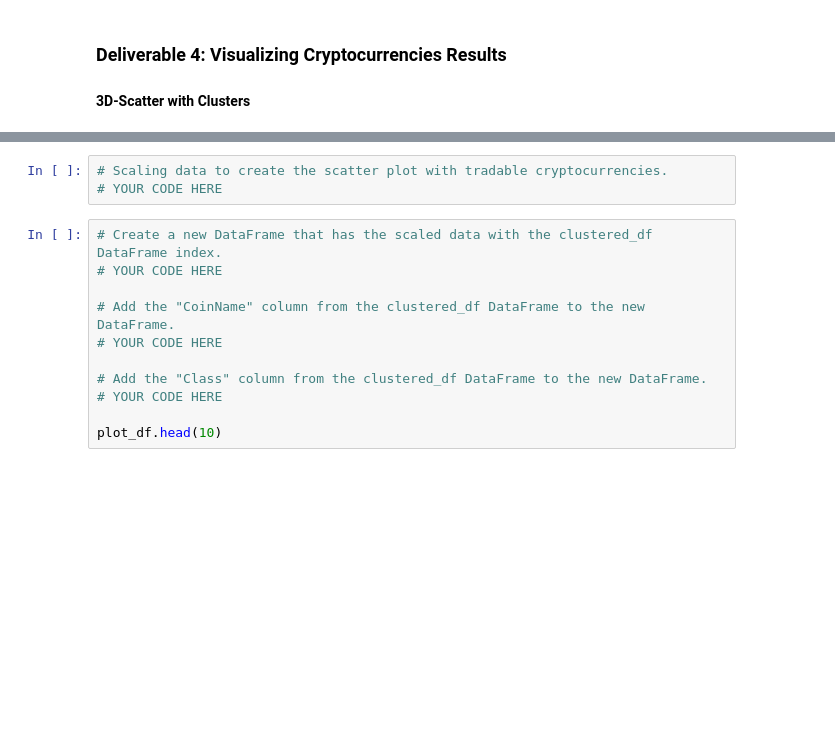
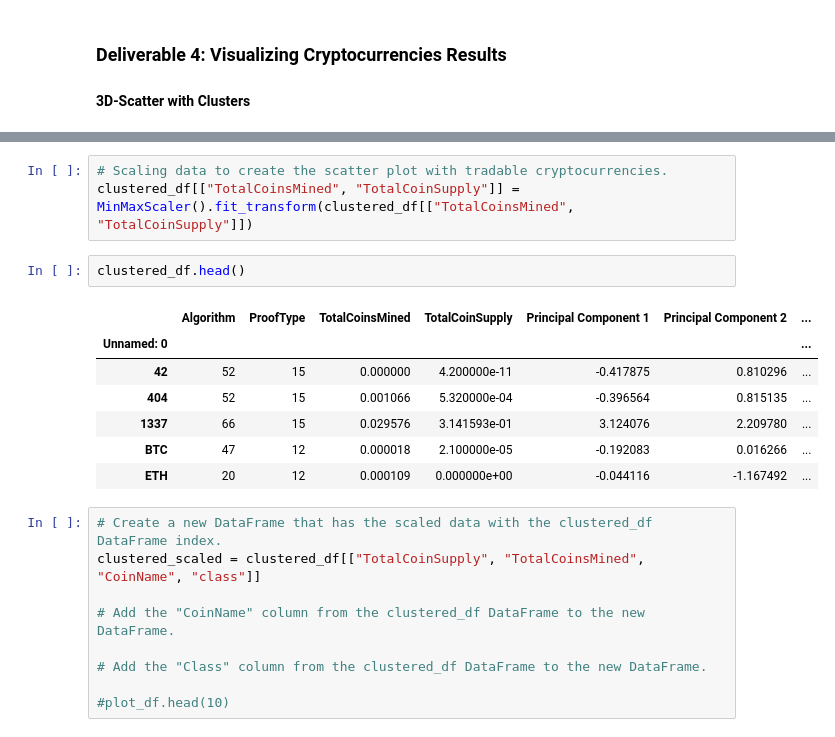
Before and after one commit to tashg23/Cryptocurrencies, a Jupyter notebook: crypto_clustering.ipynb, the cells around one changed output, grey strips where cells are left out. Cells and saved outputs as stored; diff of their text form; blank space fills up the shorter version.

```diff
--- a/crypto_clustering.ipynb
+++ b/crypto_clustering.ipynb
@@ -284,14 +314,22 @@ clustered_df.head()
 # %%
 # Scaling data to create the scatter plot with tradable cryptocurrencies.
-# YOUR CODE HERE
+clustered_df[["TotalCoinsMined", "TotalCoinSupply"]] = MinMaxScaler().fit_transform(clustered_df[["TotalCoinsMined", "TotalCoinSupply"]])
+# %%
+clustered_df.head()
+# %% [output]
+|  | Algorithm | ProofType | TotalCoinsMined | TotalCoinSupply | Principal Component 1 | Principal Component 2 | ... |
+| Unnamed: 0 |  |  |  |  |  |  | ... |
+| 42 | 52 | 15 | 0.000000 | 4.200000e-11 | -0.417875 | 0.810296 | ... |
+| 404 | 52 | 15 | 0.001066 | 5.320000e-04 | -0.396564 | 0.815135 | ... |
+| 1337 | 66 | 15 | 0.029576 | 3.141593e-01 | 3.124076 | 2.209780 | ... |
+| BTC | 47 | 12 | 0.000018 | 2.100000e-05 | -0.192083 | 0.016266 | ... |
+| ETH | 20 | 12 | 0.000109 | 0.000000e+00 | -0.044116 | -1.167492 | ... |
 # %%
 # Create a new DataFrame that has the scaled data with the clustered_df DataFrame index.
-# YOUR CODE HERE
+clustered_scaled = clustered_df[["TotalCoinSupply", "TotalCoinsMined", "CoinName", "class"]]
 
 # Add the "CoinName" column from the clustered_df DataFrame to the new DataFrame.
-# YOUR CODE HERE
 
 # Add the "Class" column from the clustered_df DataFrame to the new DataFrame.
-# YOUR CODE HERE
 
-plot_df.head(10)
+#plot_df.head(10)
```
Also changed, not shown: parts of 9 cells of this notebook.
